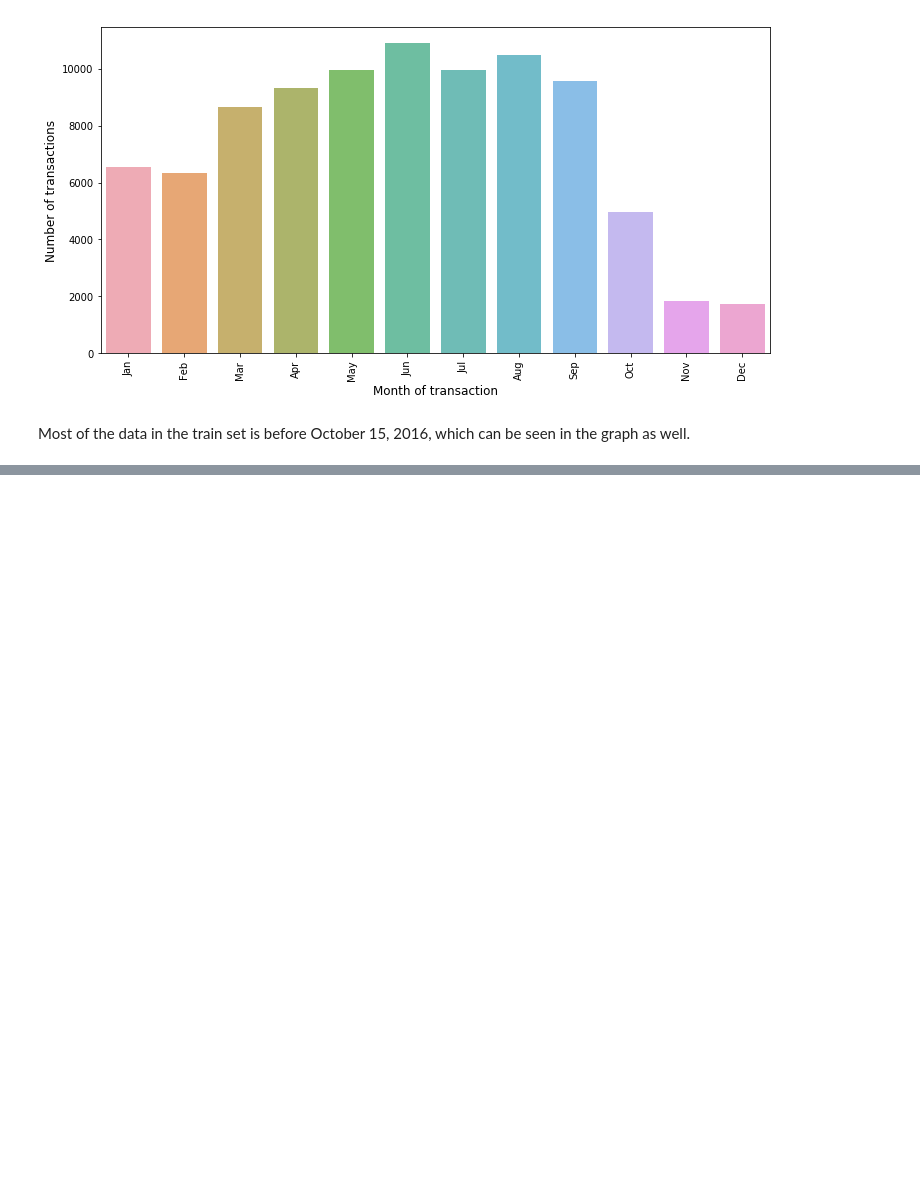
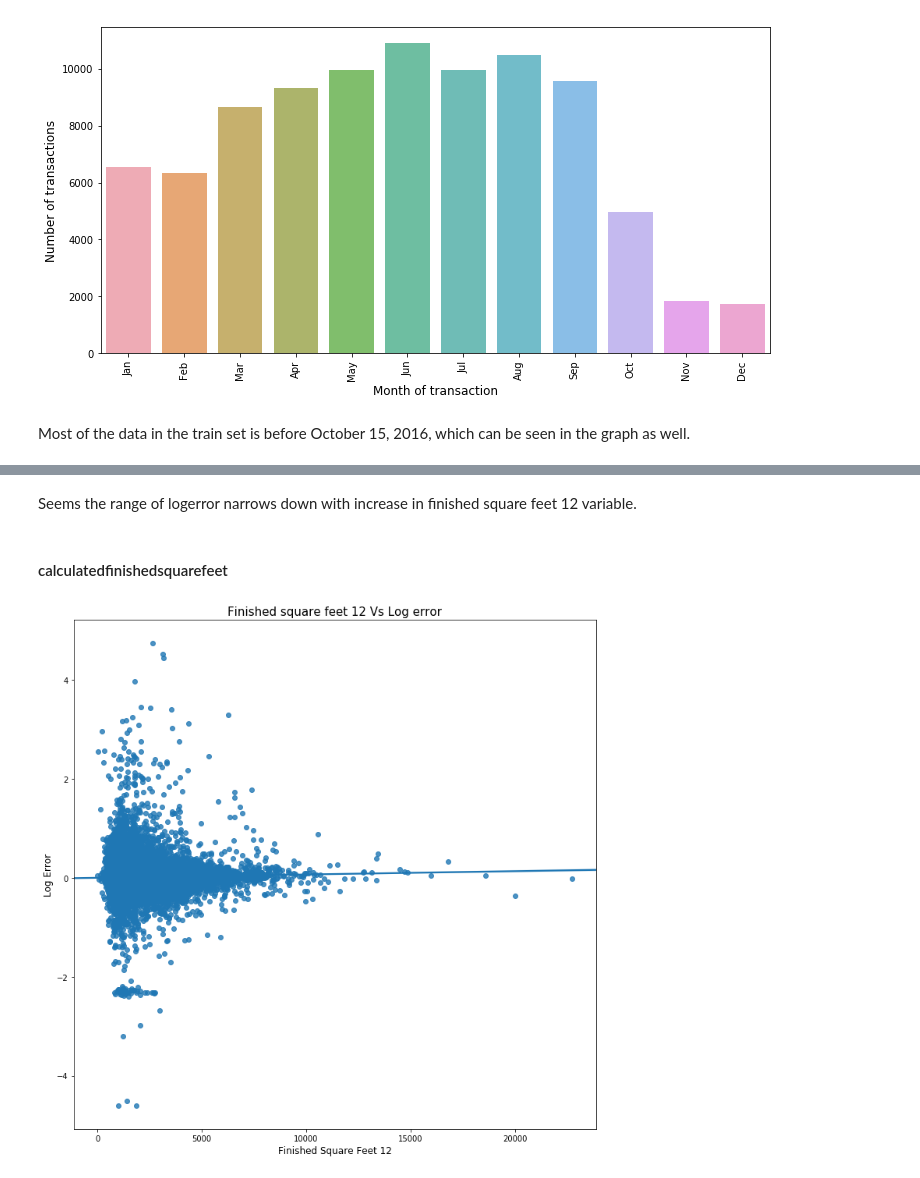
Before and after one commit to sandyabhat24/Zillow, a Jupyter notebook: zillow.ipynb, the cells around one changed output, grey strips where cells are left out. Saved outputs shown, nothing was run; the diff lists cells and outputs as text; code cells hidden in the pictures; blank space fills up the shorter version.

```diff
--- a/zillow.ipynb
+++ b/zillow.ipynb
@@ -252,0 +277,13 @@ Most of the data in the train set is before October 15, 2016, which can be seen
+# %% [markdown]
+Seems the range of logerror narrows down with increase in finished square feet 12 variable.
+# %% [markdown]
+#### calculatedfinishedsquarefeet
+# %%
+plt.figure(figsize=(12,12))
+sns.regplot(x="calculatedfinishedsquarefeet", y="logerror", data=train_merge)
+plt.ylabel('Log Error', fontsize=12)
+plt.xlabel('Finished Square Feet 12', fontsize=12)
+plt.title("Finished square feet 12 Vs Log error", fontsize=15)
+plt.show()
+# %% [output]
+[figure, added]
```
Also changed, not shown: parts of 22 cells of this notebook.
